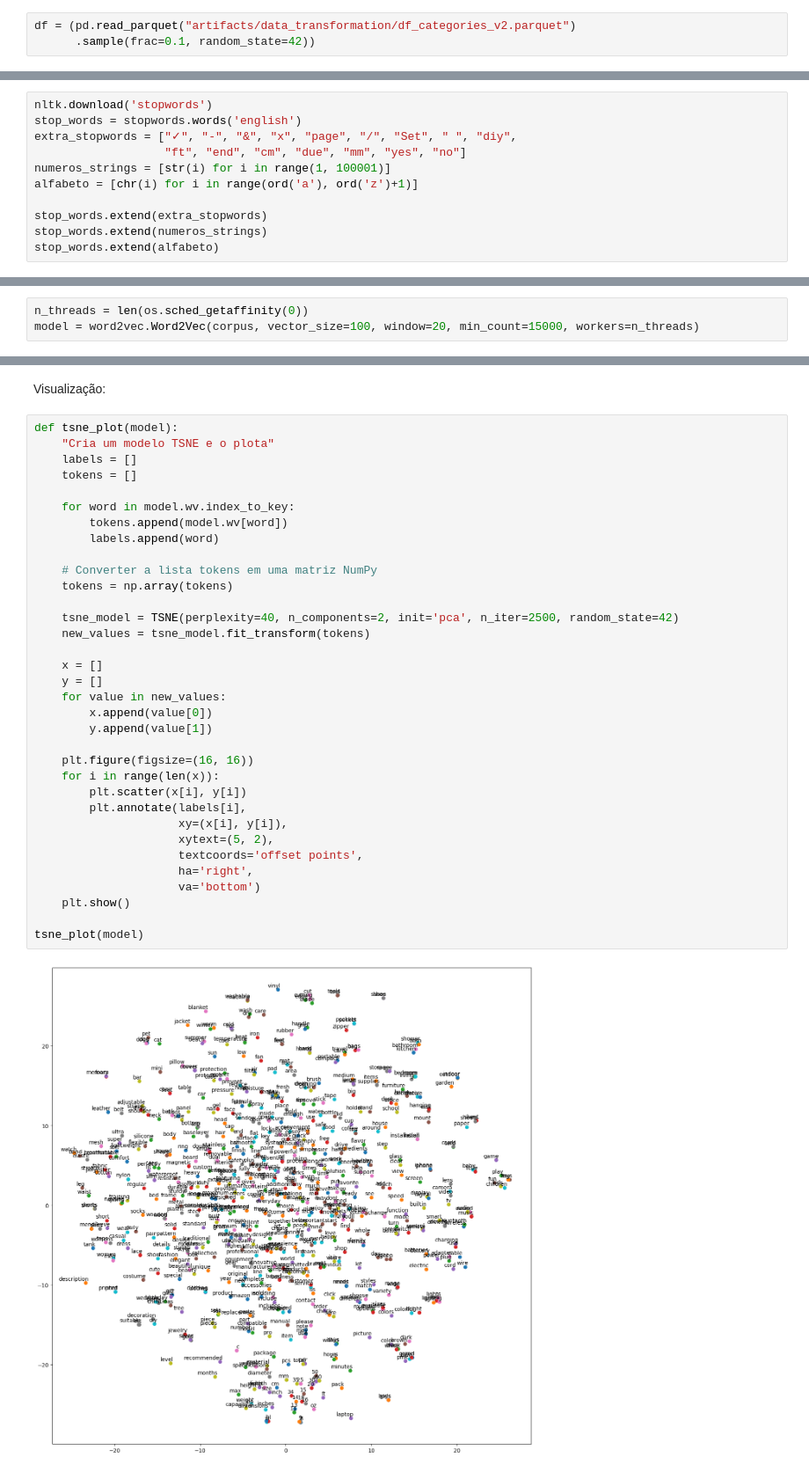
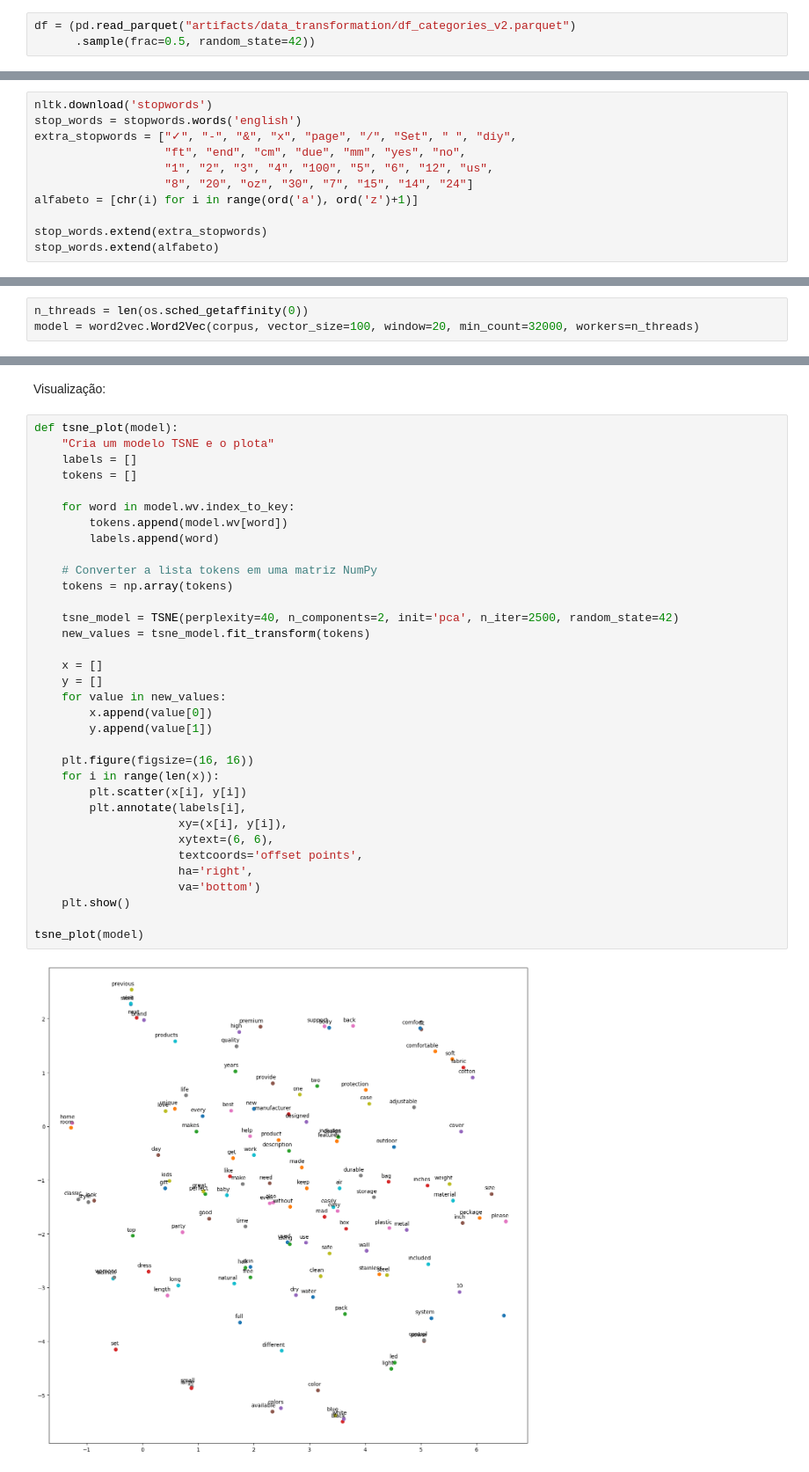
Before and after one commit to brunodifranco/BRUNO_DIFRANCO_DDF_DATAANALYST_102023, a Jupyter notebook: research/03-10-2023-streamlit-prep.ipynb, the cells around one changed output, grey strips where cells are left out. Shown at 88% size. Drawn from its saved outputs; the diff is of its cells as text.

Commit message:
word embedding

```diff
--- a/research/03-10-2023-streamlit-prep.ipynb
+++ b/research/03-10-2023-streamlit-prep.ipynb
@@ -23,19 +23,19 @@ import matplotlib.pyplot as plt
 os.chdir("..")
 # %%
 df = (pd.read_parquet("artifacts/data_transformation/df_categories_v2.parquet")
-      .sample(frac=0.1, random_state=42))
+      .sample(frac=0.5, random_state=42))
 # %% [markdown]
 Adicionando mais stopwords:
 # %%
 nltk.download('stopwords')
 stop_words = stopwords.words('english')
 extra_stopwords = ["✓", "-", "&", "x", "page", "/", "Set", " ", "diy",
-                   "ft", "end", "cm", "due", "mm", "yes", "no"]
-numeros_strings = [str(i) for i in range(1, 100001)]
+                   "ft", "end", "cm", "due", "mm", "yes", "no",
+                   "1", "2", "3", "4", "100", "5", "6", "12", "us",
+                   "8", "20", "oz", "30", "7", "15", "14", "24"]
 alfabeto = [chr(i) for i in range(ord('a'), ord('z')+1)]
 
 stop_words.extend(extra_stopwords)
-stop_words.extend(numeros_strings)
 stop_words.extend(alfabeto)
 # %% [output]
 [nltk_data] Downloading package stopwords to /home/bruno/nltk_data...
@@ -105,4 +105,4 @@ True
 Aplicação do modelo:
 # %%
 n_threads = len(os.sched_getaffinity(0))
-model = word2vec.Word2Vec(corpus, vector_size=100, window=20, min_count=15000, workers=n_threads)
+model = word2vec.Word2Vec(corpus, vector_size=100, window=20, min_count=32000, workers=n_threads)
@@ -115,33 +126,33 @@ def tsne_plot(model):
     tokens = []
 
     for word in model.wv.index_to_key:
         tokens.append(model.wv[word])
         labels.append(word)
 
     # Converter a lista tokens em uma matriz NumPy
     tokens = np.array(tokens)
 
     tsne_model = TSNE(perplexity=40, n_components=2, init='pca', n_iter=2500, random_state=42)
     new_values = tsne_model.fit_transform(tokens)
 
     x = []
     y = []
     for value in new_values:
         x.append(value[0])
         y.append(value[1])
 
     plt.figure(figsize=(16, 16))
     for i in range(len(x)):
         plt.scatter(x[i], y[i])
         plt.annotate(labels[i],
                      xy=(x[i], y[i]),
-                     xytext=(5, 2),
+                     xytext=(6, 6),
                      textcoords='offset points',
                      ha='right',
                      va='bottom')
     plt.show()
 
 tsne_plot(model)
 # %% [output]
-[figure, old version]
+[figure, new version]
 # %%
```
Also changed, not shown: parts of 4 cells of this notebook, 1 other file.
